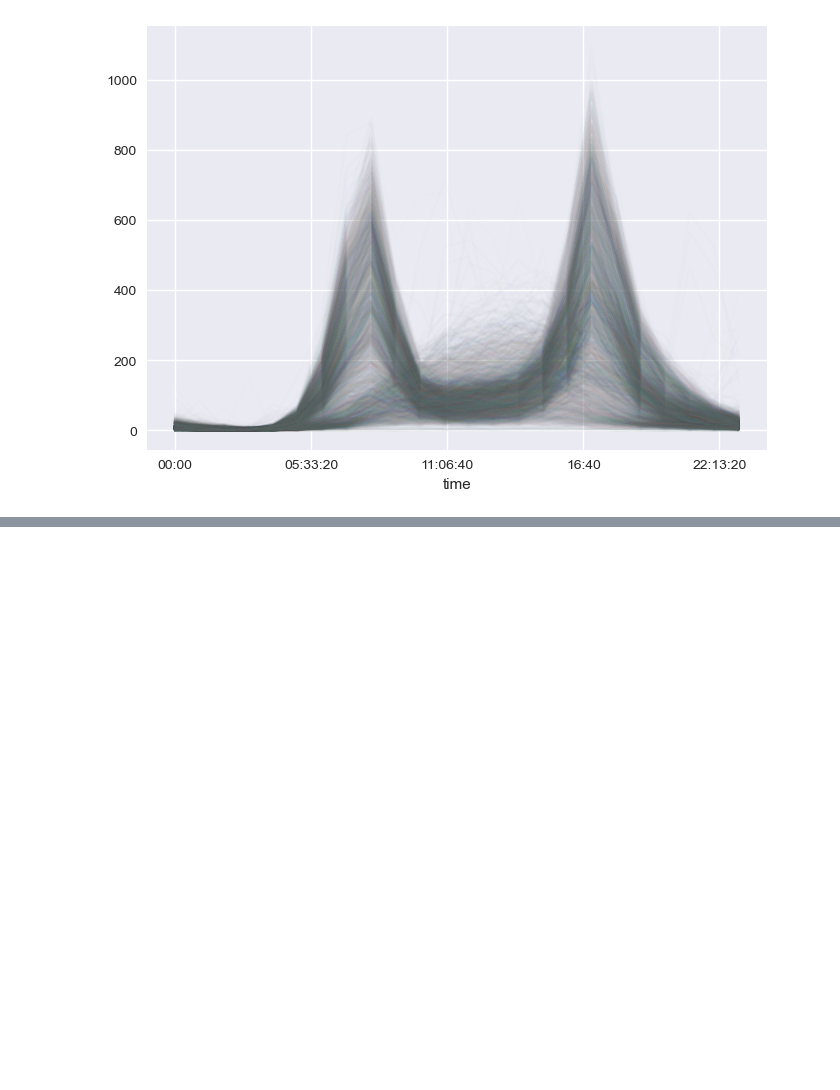
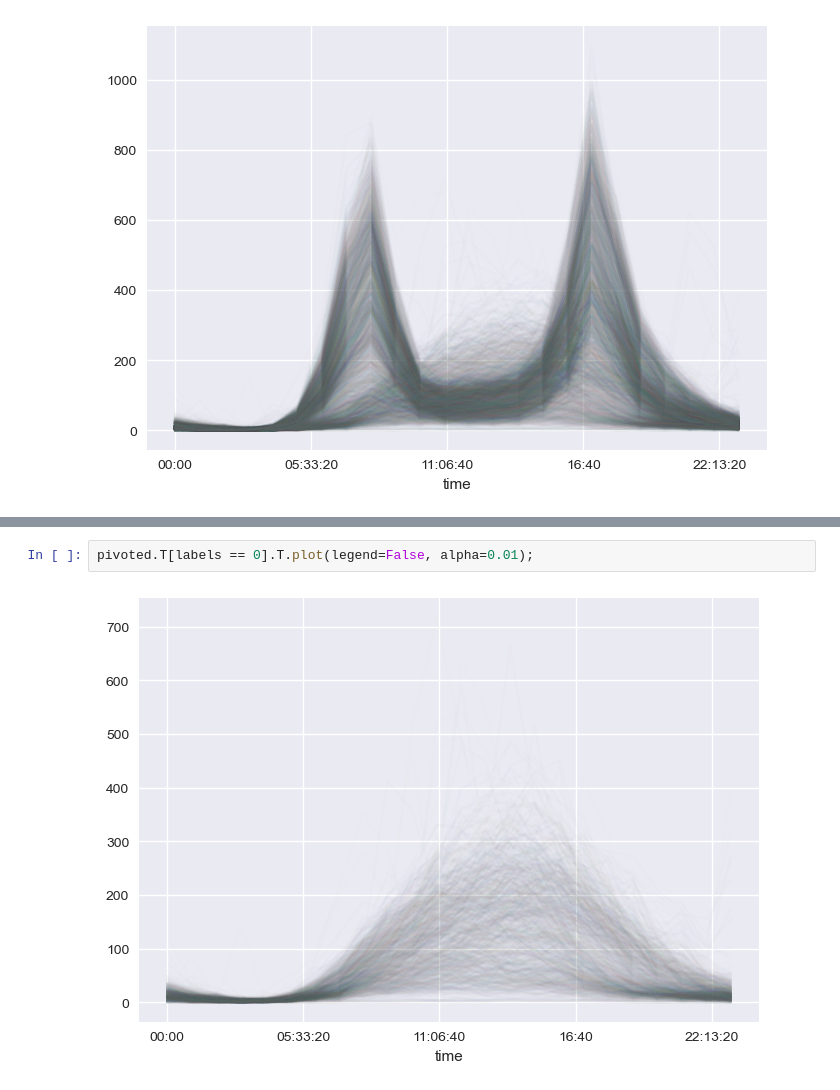
Before and after one commit to simonryu328/jupyter-notebooks, a Jupyter notebook: workflow_example/JupyterWorkflowExample.ipynb, the cells around one changed output, grey strips where cells are left out. Cells and saved outputs as stored; diff of their text form; blank space fills up the shorter version.

```diff
--- a/workflow_example/JupyterWorkflowExample.ipynb
+++ b/workflow_example/JupyterWorkflowExample.ipynb
@@ -49,0 +77,4 @@ pivoted.iloc[:5, :5]
+# %%
+pivoted.T[labels == 0].T.plot(legend=False, alpha=0.01);
+# %% [output]
+[figure, added]
```
Also changed, not shown: parts of 17 cells of this notebook.
